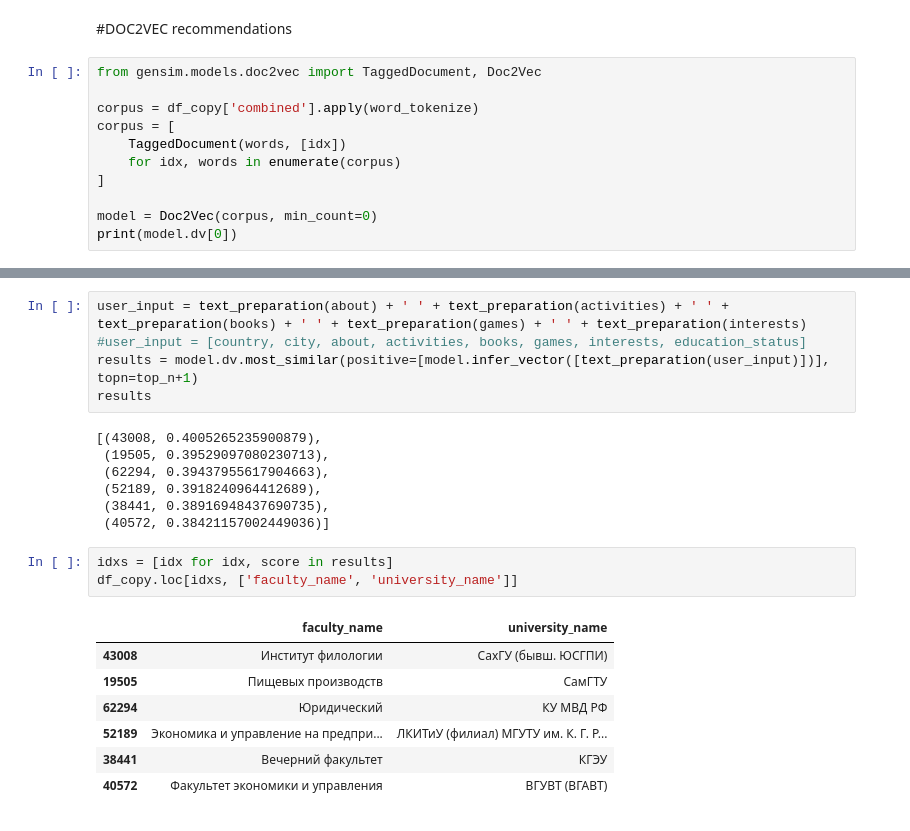
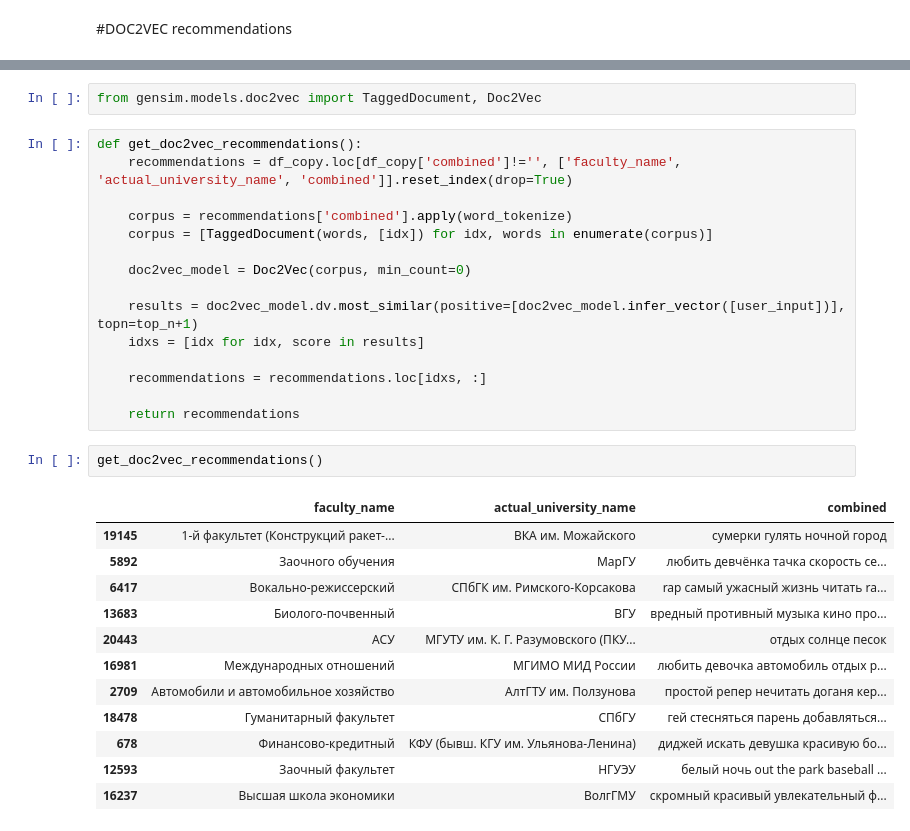
Before and after one commit to shuher237/Hackaton_Unigoto, a Jupyter notebook: Recommendation_system.ipynb, the cells around one changed output, grey strips where cells are left out. Drawn from its saved outputs; the diff is of its cells as text.

```diff
--- a/Recommendation_system.ipynb
+++ b/Recommendation_system.ipynb
@@ -342,13 +332,2 @@ get_word2vec_recommendations()
 # %% [markdown]
 #DOC2VEC recommendations
-# %%
-from gensim.models.doc2vec import TaggedDocument, Doc2Vec
-
-corpus = df_copy['combined'].apply(word_tokenize)
-corpus = [
-    TaggedDocument(words, [idx])
-    for idx, words in enumerate(corpus)
-]
-
-model = Doc2Vec(corpus, min_count=0)
-print(model.dv[0])
@@ -373,23 +334,32 @@ print(model.dv[0])
-# %%
-user_input = text_preparation(about) + ' ' + text_preparation(activities) + ' ' + text_preparation(books) + ' ' + text_preparation(games) + ' ' + text_preparation(interests)
-#user_input = [country, city, about, activities, books, games, interests, education_status]
-results = model.dv.most_similar(positive=[model.infer_vector([text_preparation(user_input)])], topn=top_n+1)
-results
-# %% [output]
-[(43008, 0.4005265235900879),
- (19505, 0.39529097080230713),
- (62294, 0.39437955617904663),
- (52189, 0.3918240964412689),
- (38441, 0.38916948437690735),
- (40572, 0.38421157002449036)]
-# %%
-idxs = [idx for idx, score in results]
-df_copy.loc[idxs, ['faculty_name', 'university_name']]
-# %% [output]
-|  | faculty_name | university_name |
-| 43008 | Институт филологии | СахГУ (бывш. ЮСГПИ) |
-| 19505 | Пищевых производств | СамГТУ |
-| 62294 | Юридический | КУ МВД РФ |
-| 52189 | Экономика и управление на предпри... | ЛКИТиУ (филиал) МГУТУ им. К. Г. Р... |
-| 38441 | Вечерний факультет | КГЭУ |
-| 40572 | Факультет экономики и управления | ВГУВТ (ВГАВТ) |
+# %%
+from gensim.models.doc2vec import TaggedDocument, Doc2Vec
+# %%
+def get_doc2vec_recommendations():
+    recommendations = df_copy.loc[df_copy['combined']!='', ['faculty_name', 'actual_university_name', 'combined']].reset_index(drop=True)
+
+    corpus = recommendations['combined'].apply(word_tokenize)
+    corpus = [TaggedDocument(words, [idx]) for idx, words in enumerate(corpus)]
+
+    doc2vec_model = Doc2Vec(corpus, min_count=0)
+
+    results = doc2vec_model.dv.most_similar(positive=[doc2vec_model.infer_vector([user_input])], topn=top_n+1)
+    idxs = [idx for idx, score in results]
+
+    recommendations = recommendations.loc[idxs, :]
+
+    return recommendations
+# %%
+get_doc2vec_recommendations()
+# %% [output]
+|  | faculty_name | actual_university_name | combined |
+| 19145 | 1-й факультет (Конструкций ракет-... | ВКА им. Можайского | сумерки гулять ночной город |
+| 5892 | Заочного обучения | МарГУ | любить девчёнка тачка скорость се... |
+| 6417 | Вокально-режиссерский | СПбГК им. Римского-Корсакова | rap самый ужасный жизнь читать ra... |
+| 13683 | Биолого-почвенный | ВГУ | вредный противный музыка кино про... |
+| 20443 | АСУ | МГУТУ им. К. Г. Разумовского (ПКУ... | отдых солнце песок |
+| 16981 | Международных отношений | МГИМО МИД России | любить девочка автомобиль отдых р... |
+| 2709 | Автомобили и автомобильное хозяйство | АлтГТУ им. Ползунова | простой репер нечитать доганя кер... |
+| 18478 | Гуманитарный факультет | СПбГУ | гей стесняться парень добавляться... |
+| 678 | Финансово-кредитный | КФУ (бывш. КГУ им. Ульянова-Ленина) | диджей искать девушка красивую бо... |
+| 12593 | Заочный факультет | НГУЭУ | белый ночь out the park baseball ... |
+| 16237 | Высшая школа экономики | ВолгГМУ | скромный красивый увлекательный ф... |
```
Also changed, not shown: parts of 33 cells of this notebook, 3 other files.
